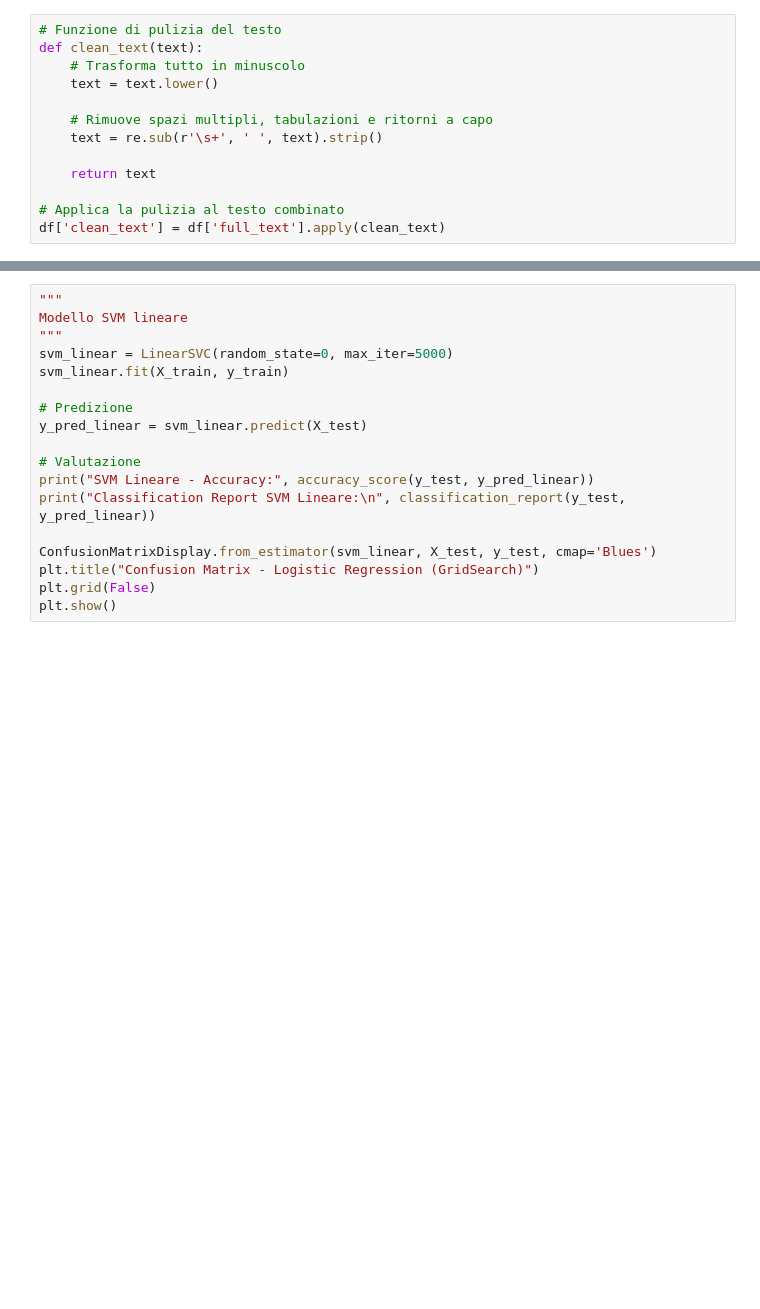
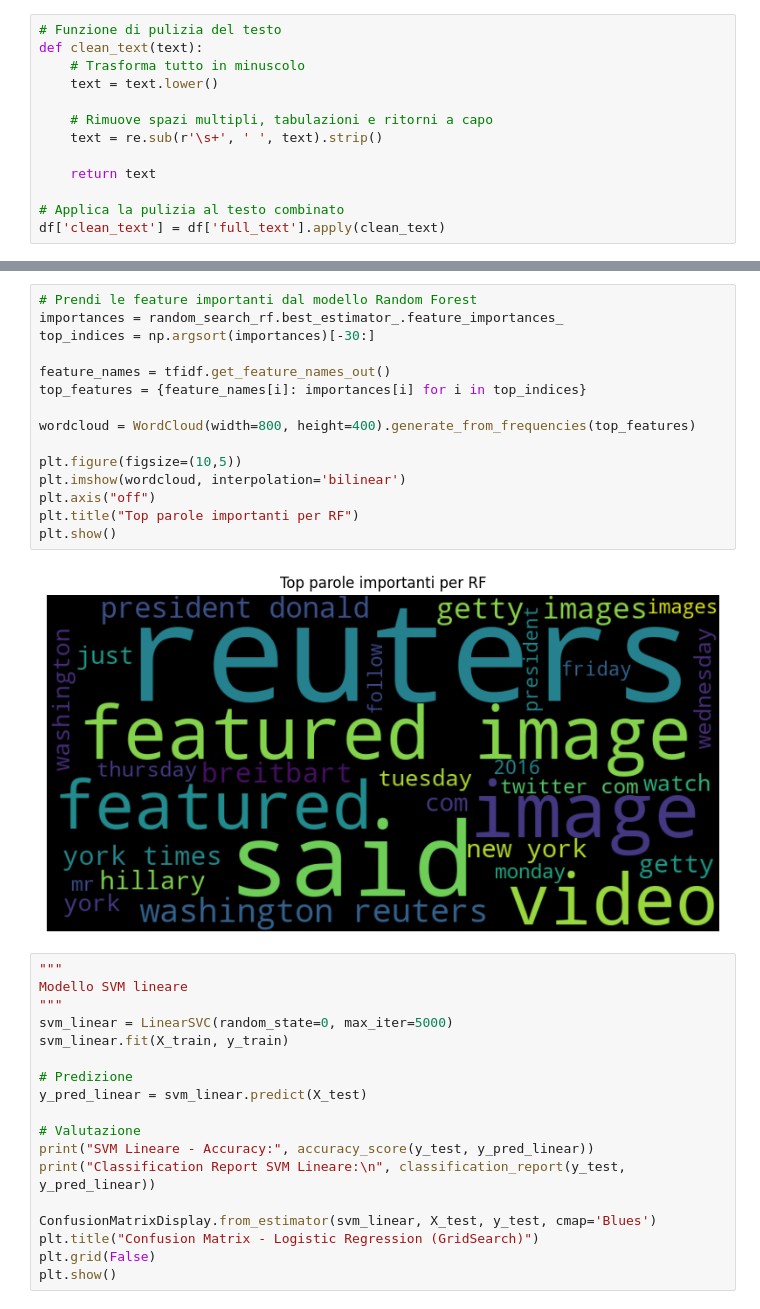
Before and after one commit to esterdegiosa03/fake-news-detection, a Jupyter notebook: prog_ml.ipynb, the cells around one changed output, grey strips where cells are left out. Drawn from its saved outputs; the diff is of its cells as text; blank space fills up the shorter version.

```diff
--- a/prog_ml.ipynb
+++ b/prog_ml.ipynb
@@ -245,3 +388,20 @@ Deviazione standard: 0.0035
+# %%
+# Prendi le feature importanti dal modello Random Forest
+importances = random_search_rf.best_estimator_.feature_importances_
+top_indices = np.argsort(importances)[-30:]
+
+feature_names = tfidf.get_feature_names_out()
+top_features = {feature_names[i]: importances[i] for i in top_indices}
+
+wordcloud = WordCloud(width=800, height=400).generate_from_frequencies(top_features)
+
+plt.figure(figsize=(10,5))
+plt.imshow(wordcloud, interpolation='bilinear')
+plt.axis("off")
+plt.title("Top parole importanti per RF")
+plt.show()
+# %% [output]
+[figure, added]
 # %%
 """
 Modello SVM lineare
```
Also changed, not shown: parts of 23 cells of this notebook.
